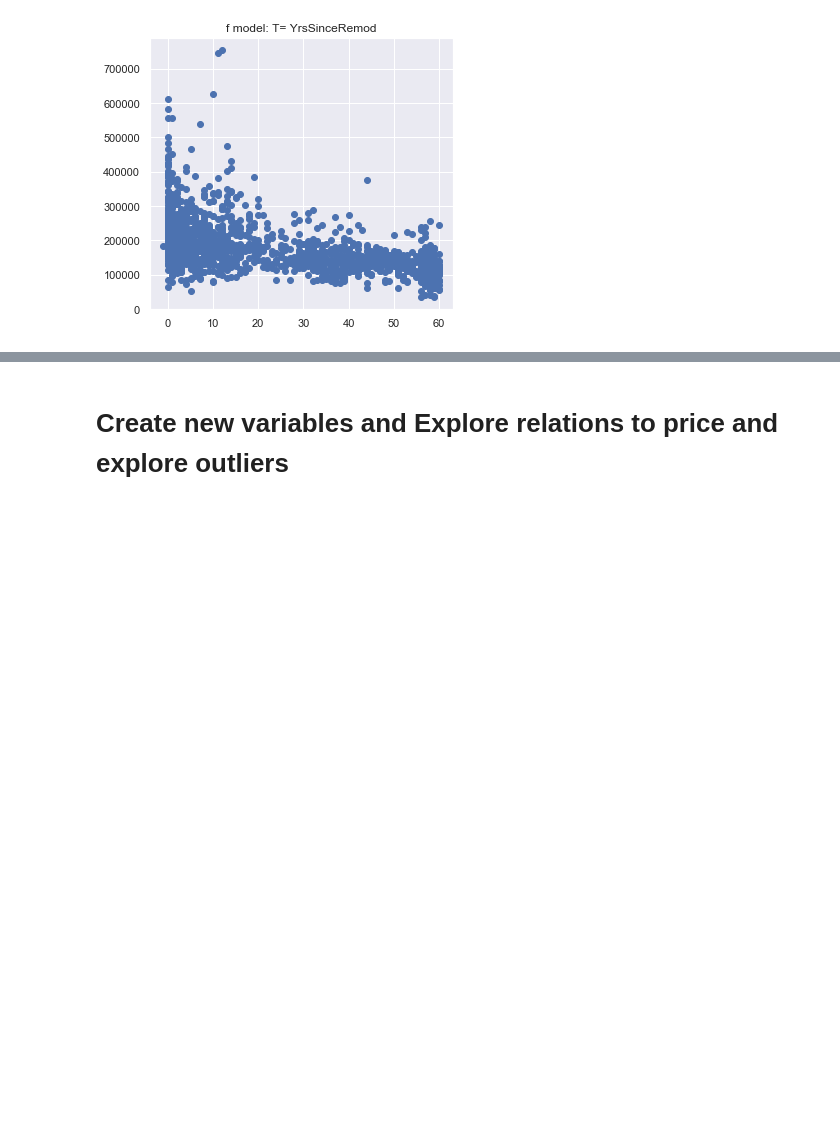
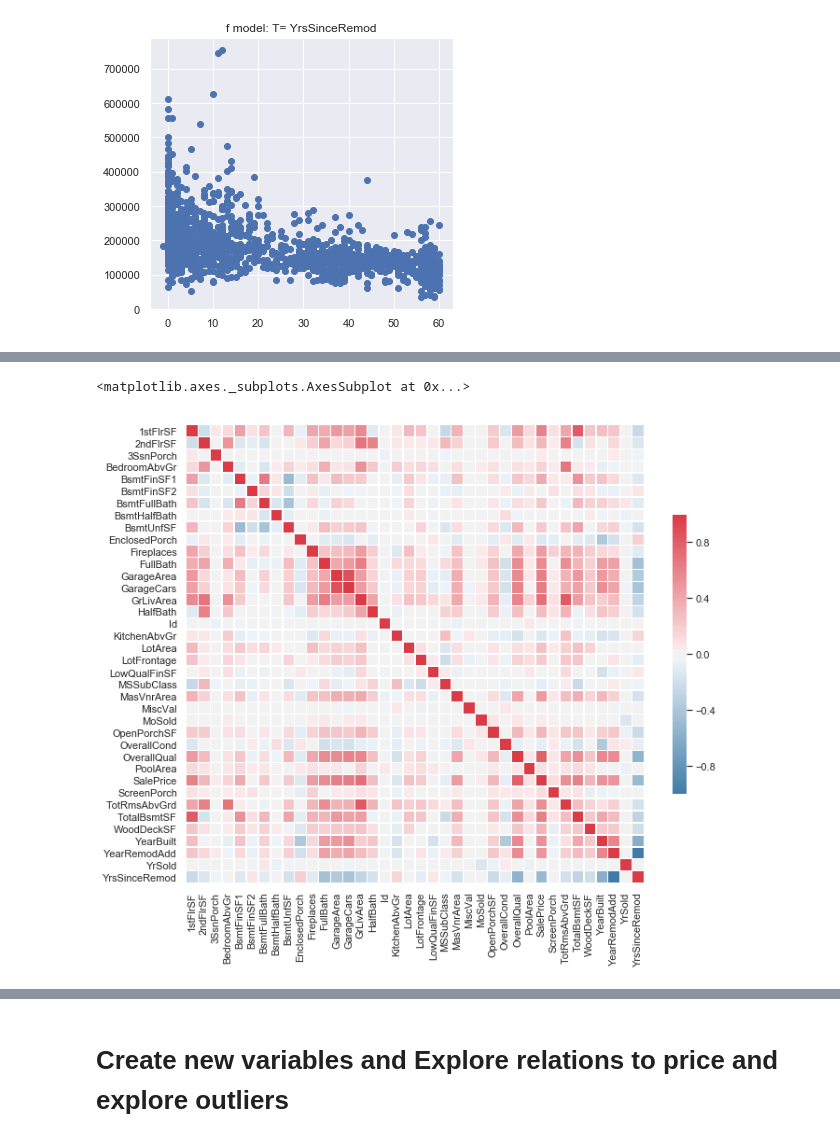
Before and after one commit to mariocg86/real_estate_prices, a Jupyter notebook: House_Prices_Project.ipynb, the cells around one changed output, grey strips where cells are left out. Drawn from its saved outputs; the diff is of its cells as text; code cells hidden in the pictures; blank space fills up the shorter version.

```diff
--- a/House_Prices_Project.ipynb
+++ b/House_Prices_Project.ipynb
@@ -203,16 +243,19 @@ num_set.describe(include='all')
 # %%
 corr = train.corr()
 
 # # Generate a mask for the upper triangle
 # mask = np.zeros_like(corr, dtype=np.bool)
 # mask[np.triu_indices_from(mask)] = True
 
 # Set up the matplotlib figure
 f, ax = plt.subplots(figsize=(11,11))
 
 # Generate a custom diverging colormap
 cmap = sns.diverging_palette(240, 10, as_cmap=True)
 
 # Draw the heatmap with the mask and correct aspect ratio
-sns.heatmap(corr, mask=mask, cmap=cmap, center=0,
+sns.heatmap(corr, cmap=cmap, center=0,
             square=True, linewidths=.5, cbar_kws={"shrink": .5})
+# %% [output]
+<matplotlib.axes._subplots.AxesSubplot at 0x...>
+[figure, added]
```
Also changed, not shown: parts of 14 cells of this notebook.
